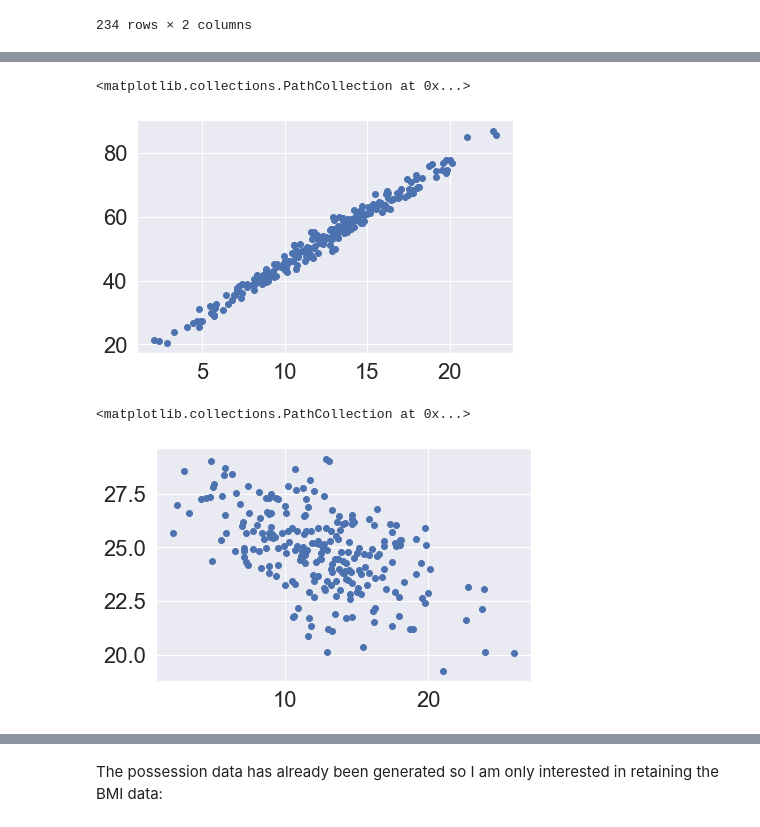
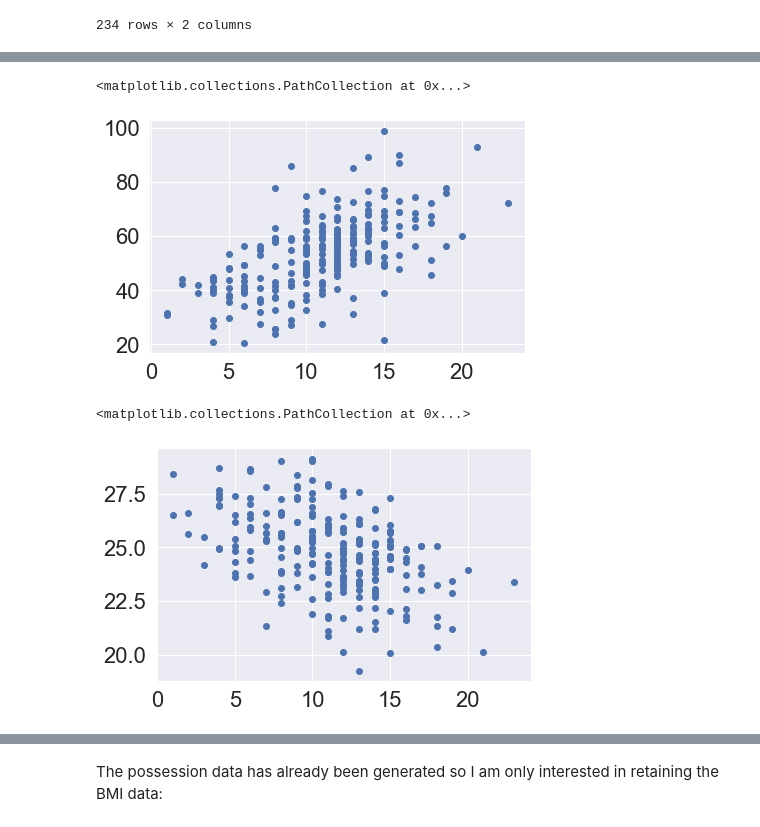
Before and after one commit to colm-o-caoimh/FootballSimulation, a Jupyter notebook: PDA_Project2020.ipynb, the cells around one changed output, grey strips where cells are left out. Saved outputs shown, nothing was run; the diff lists cells and outputs as text; code cells hidden in the pictures.

```diff
--- a/PDA_Project2020.ipynb
+++ b/PDA_Project2020.ipynb
@@ -992,0 +975,3 @@ win_shots_bmi2
+# %%
+win_shots_bmi2["Shots"] = win_shots_bmi3["Shots"]
+win_shots_bmi2
@@ -994,9 +993,9 @@ win_shots_bmi2
 plt.scatter(win_shots_bmi2["Shots"], win_shots_bmi2["Possession"])
 # %% [output]
 <matplotlib.collections.PathCollection at 0x...>
-[figure, old version]
+[figure, new version]
 # %%
-plt.scatter(win_shots_bmi2[:, 0], win_shots_bmi2[:, 1])
+plt.scatter(win_shots_bmi2["Shots"], win_shots_bmi2["BMI"])
 # %% [output]
 <matplotlib.collections.PathCollection at 0x...>
-[figure, old version]
+[figure, new version]
```
Also changed, not shown: parts of 57 cells of this notebook.
